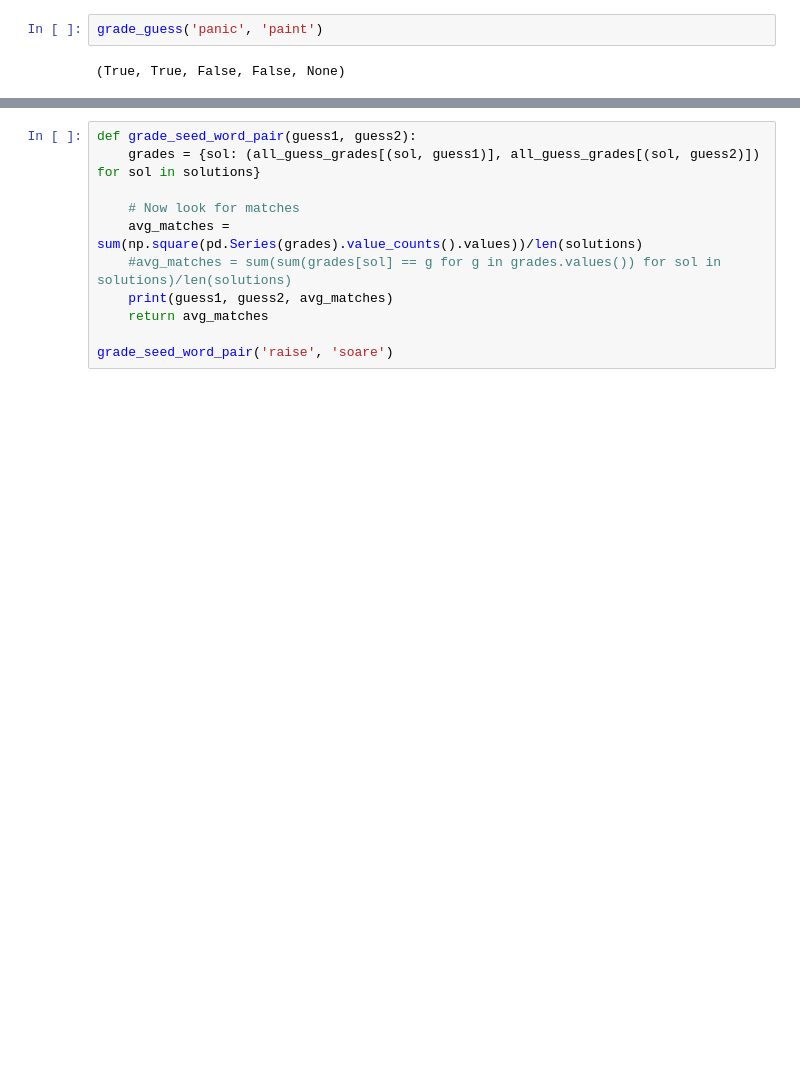
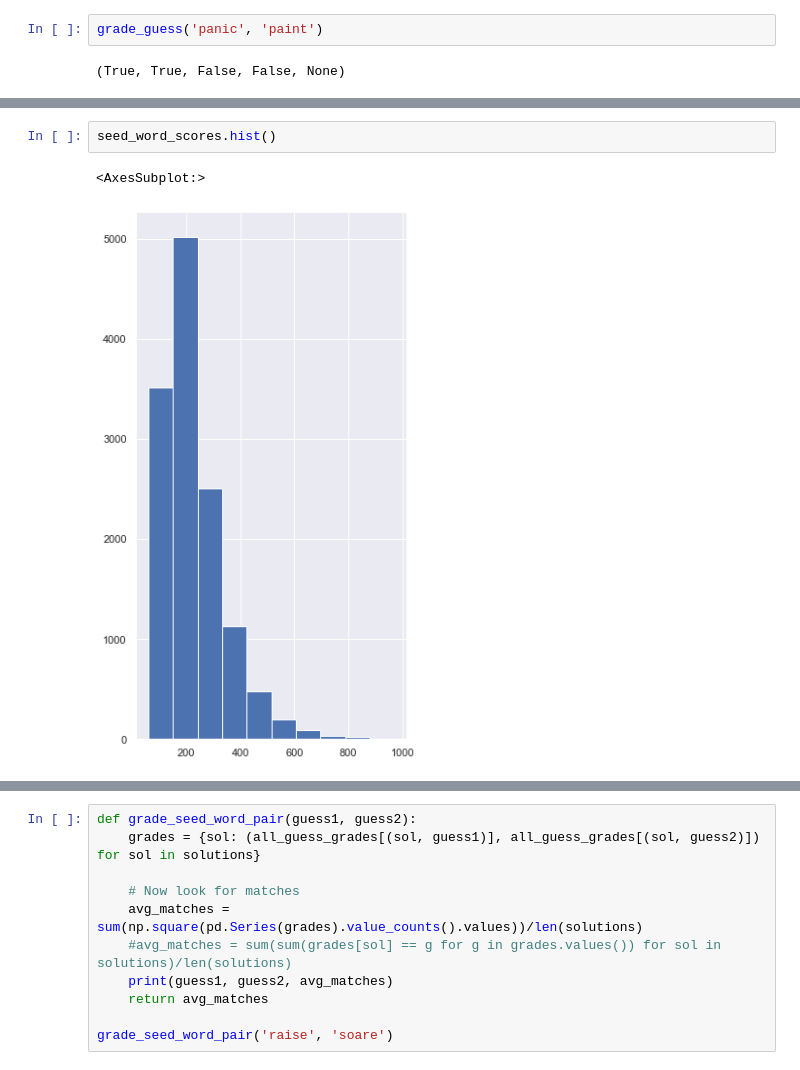
Before and after one commit to sdvinay/wordle_analysis, a Jupyter notebook: wordle_optimizer.ipynb, the cells around one changed output, grey strips where cells are left out. Saved outputs shown, nothing was run; the diff lists cells and outputs as text; blank space fills up the shorter version.

```diff
--- a/wordle_optimizer.ipynb
+++ b/wordle_optimizer.ipynb
@@ -261,0 +188,5 @@ abamp 435.16069114470844
+# %%
+seed_word_scores.hist()
+# %% [output]
+<AxesSubplot:>
+[figure, added]
```
Also changed, not shown: parts of 23 cells of this notebook.
